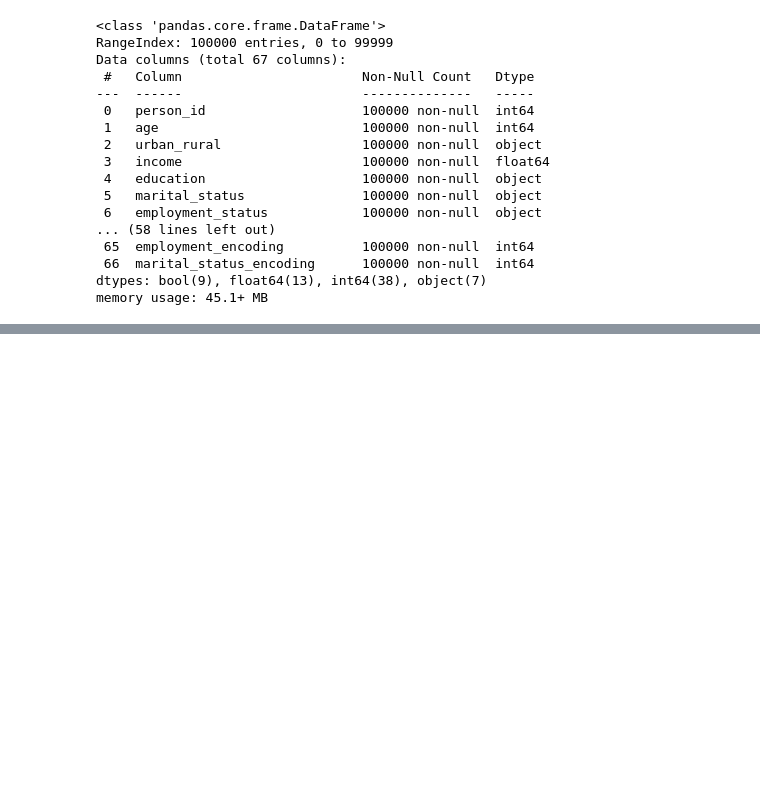
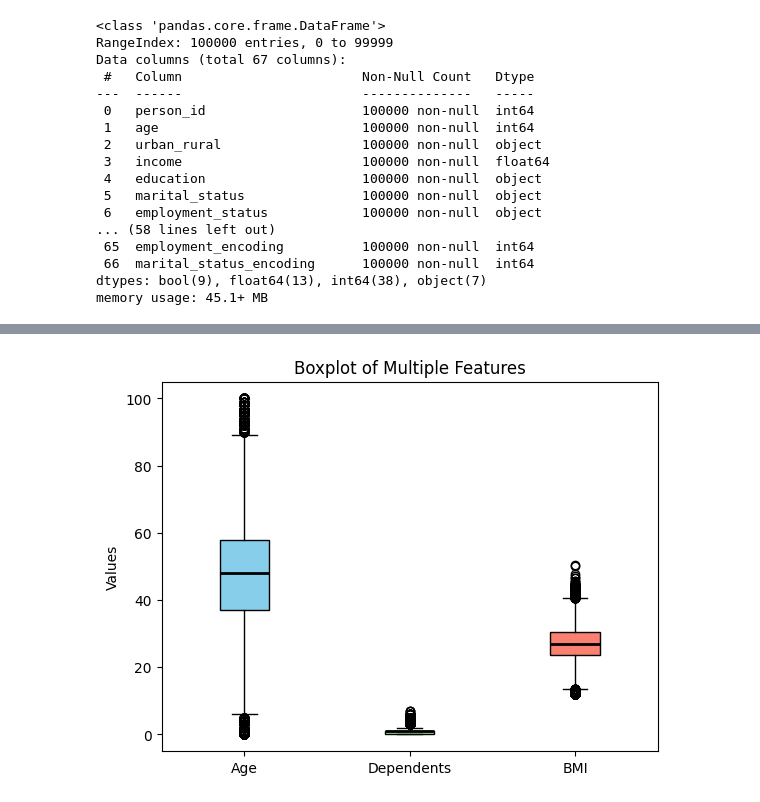
Before and after one commit to PG123-ops/insurance_cost_analysis_prediction, a Jupyter notebook: Med_insurance_cost_prediction.ipynb, the cells around one changed output, grey strips where cells are left out. Drawn from its saved outputs; the diff is of its cells as text; code cells hidden in the pictures; blank space fills up the shorter version.

```diff
--- a/Med_insurance_cost_prediction.ipynb
+++ b/Med_insurance_cost_prediction.ipynb
@@ -29,6 +29,8 @@ Data columns (total 54 columns):
 dtypes: float64(13), int64(31), object(10)
 memory usage: 41.2+ MB
 None
+# %%
+df=df1.copy()
 # %%
 plt.figure(figsize=(10,5))
 sns.scatterplot(
@@ -285,0 +298,17 @@ memory usage: 45.1+ MB
+# %%
+# List of columns to drop after encoding
+columns_to_drop = [
+    'urban_rural',
+    'education',
+    'marital_status',
+    'employment_status',
+    'smoker',
+    'alcohol_freq',
+    'network_tier'
+]
+
+# Drop the columns
+df = df.drop(columns=columns_to_drop)
+
+print("Columns dropped successfully. Displaying info of the updated DataFrame:")
+df.info()
@@ -285,0 +333,26 @@ memory usage: 45.1+ MB
+# %%
+import matplotlib.pyplot as plt
+
+plt.figure()
+
+box = plt.boxplot(
+    [df["age"], df["dependents"], df["bmi"]],
+    patch_artist=True
+)
+
+colors = ["skyblue", "lightgreen", "salmon"]
+
+for patch, color in zip(box['boxes'], colors):
+    patch.set_facecolor(color)
+
+for median in box['medians']:
+    median.set_color("black")
+    median.set_linewidth(2)
+
+plt.xticks([1, 2, 3], ["Age", "Dependents", "BMI"])
+plt.title("Boxplot of Multiple Features")
+plt.ylabel("Values")
+
+plt.show()
+# %% [output]
+[figure, added]
```
Also changed, not shown: parts of 16 cells of this notebook.
